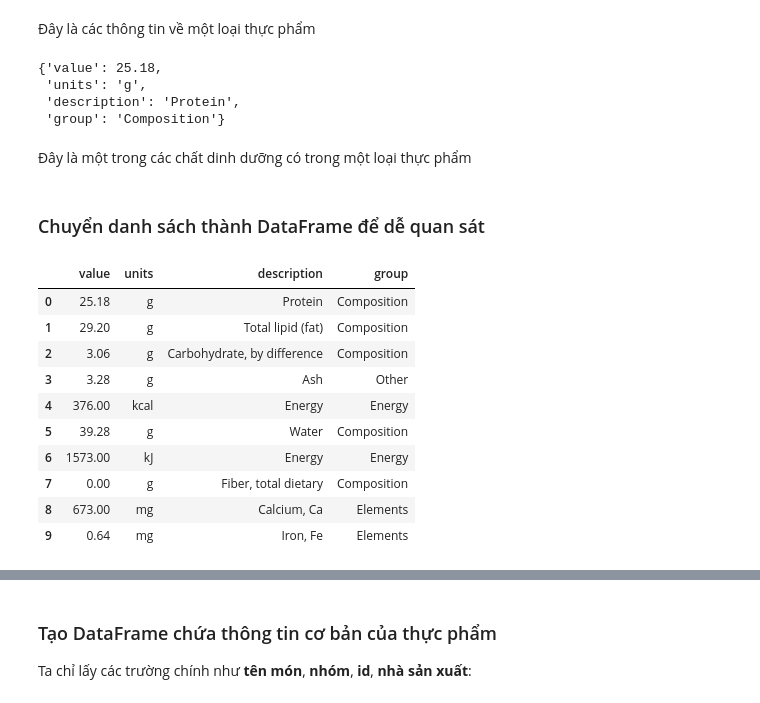
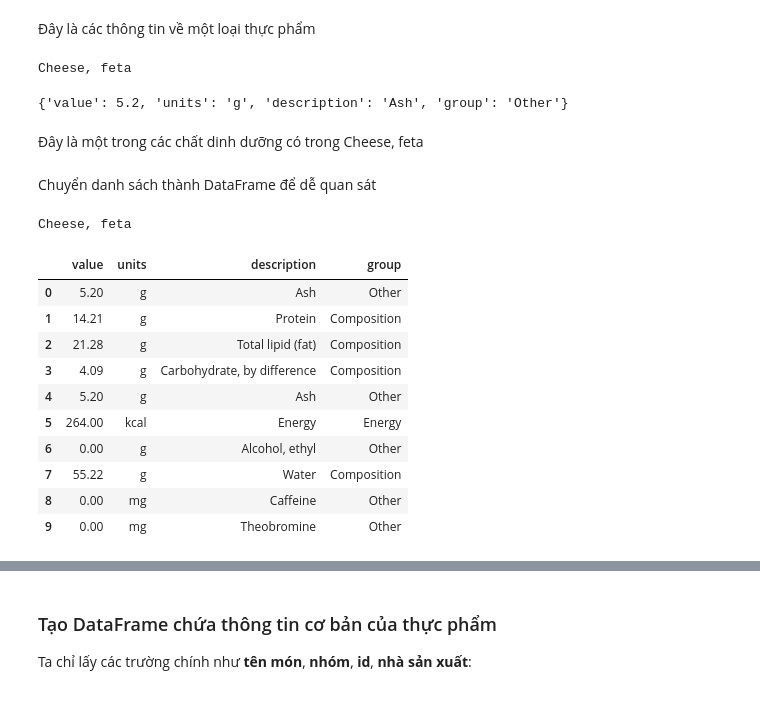
Before and after one commit to chien2734/sgu_data_analyst, a Jupyter notebook: Lab2_DataAnalytics/DataAnalystExample.ipynb, the cells around one changed output, grey strips where cells are left out. Saved outputs shown, nothing was run; the diff lists cells and outputs as text; code cells hidden in the pictures.

Commit message:
Update DataAnalystExmaple

```diff
--- a/Lab2_DataAnalytics/DataAnalystExample.ipynb
+++ b/Lab2_DataAnalytics/DataAnalystExample.ipynb
@@ -81,30 +81,31 @@ db[0].keys()
 dict_keys(['id', 'description', 'tags', 'manufacturer', 'group', 'portions', 'nutrients'])
 # %% [markdown]
 Đây là các thông tin về một loại thực phẩm
-# %%
-db[0]["nutrients"][0]
-# %% [output]
-{'value': 25.18,
- 'units': 'g',
- 'description': 'Protein',
- 'group': 'Composition'}
+# %%
+print(db[3]["description"])
+db[3]["nutrients"][0]
+# %% [output]
+Cheese, feta
+{'value': 5.2, 'units': 'g', 'description': 'Ash', 'group': 'Other'}
 # %% [markdown]
-Đây là một trong các chất dinh dưỡng có trong một loại thực phẩm
+Đây là một trong các chất dinh dưỡng có trong Cheese, feta
 # %% [markdown]
-### Chuyển danh sách thành DataFrame để dễ quan sát
+Chuyển danh sách thành DataFrame để dễ quan sát
 # %%
 import pandas as pd
-nutrients = pd.DataFrame(db[0]["nutrients"])
+nutrients = pd.DataFrame(db[3]["nutrients"])
+print(db[3]["description"])
 nutrients.head(10)
 # %% [output]
+Cheese, feta
 |  | value | units | description | group |
-| 0 | 25.18 | g | Protein | Composition |
-| 1 | 29.20 | g | Total lipid (fat) | Composition |
-| 2 | 3.06 | g | Carbohydrate, by difference | Composition |
-| 3 | 3.28 | g | Ash | Other |
-| 4 | 376.00 | kcal | Energy | Energy |
-| 5 | 39.28 | g | Water | Composition |
-| 6 | 1573.00 | kJ | Energy | Energy |
-| 7 | 0.00 | g | Fiber, total dietary | Composition |
-| 8 | 673.00 | mg | Calcium, Ca | Elements |
-| 9 | 0.64 | mg | Iron, Fe | Elements |
+| 0 | 5.20 | g | Ash | Other |
+| 1 | 14.21 | g | Protein | Composition |
+| 2 | 21.28 | g | Total lipid (fat) | Composition |
+| 3 | 4.09 | g | Carbohydrate, by difference | Composition |
+| 4 | 5.20 | g | Ash | Other |
+| 5 | 264.00 | kcal | Energy | Energy |
+| 6 | 0.00 | g | Alcohol, ethyl | Other |
+| 7 | 55.22 | g | Water | Composition |
+| 8 | 0.00 | mg | Caffeine | Other |
+| 9 | 0.00 | mg | Theobromine | Other |
```
Also changed, not shown: parts of 43 cells of this notebook.
